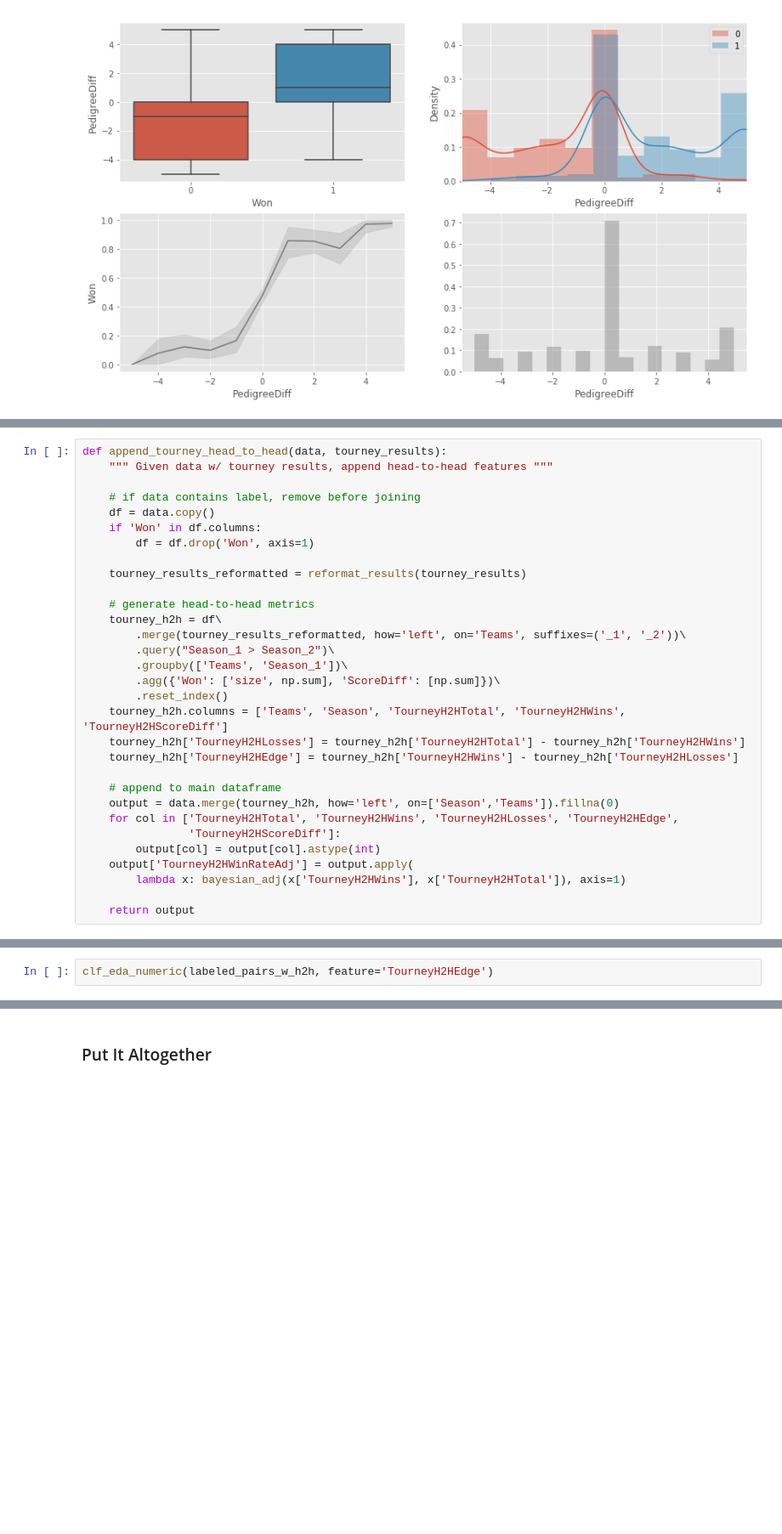
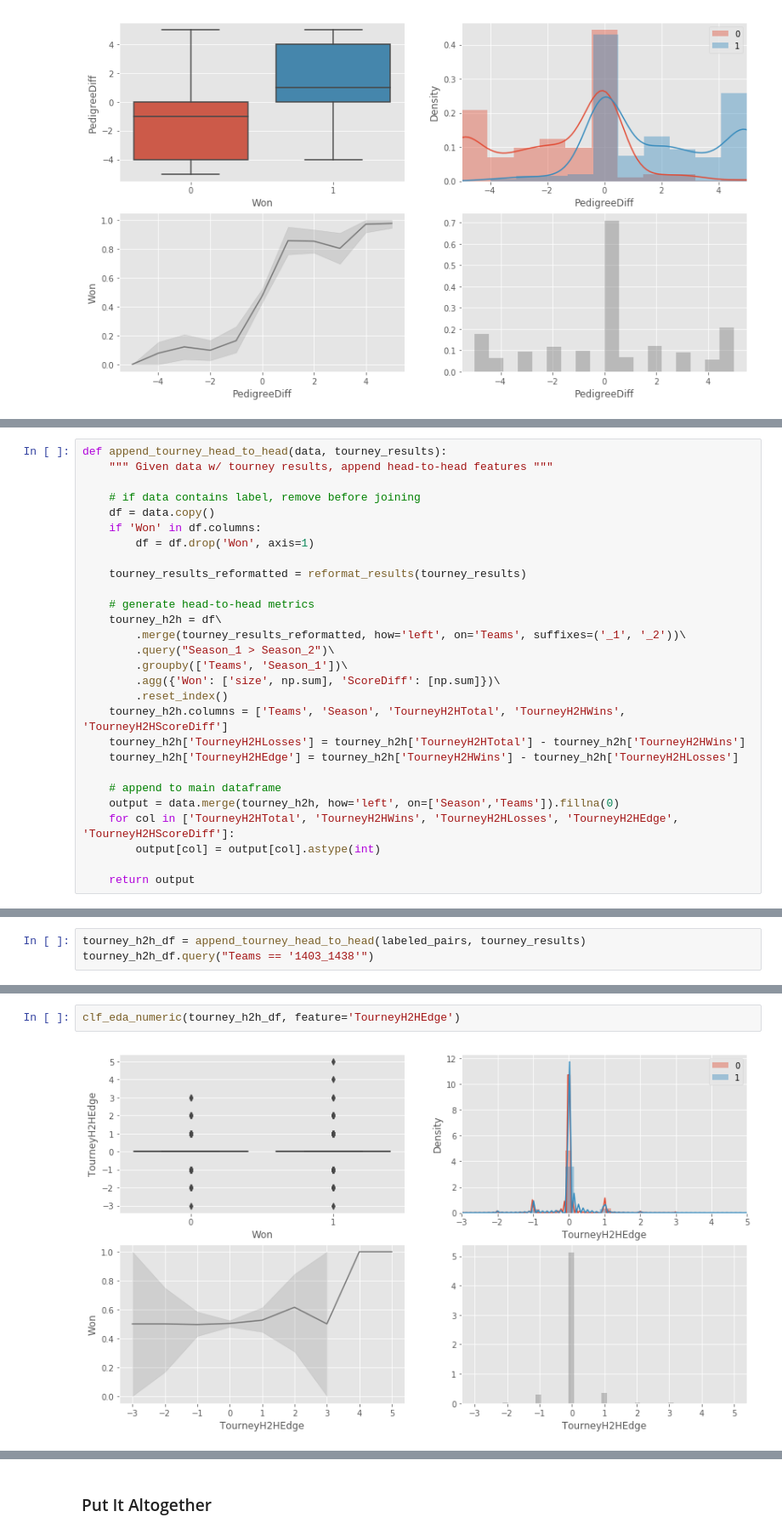
Before and after one commit to nyjgary/march-madness-2020, a Jupyter notebook: March-Madness-2020.ipynb, the cells around one changed output, grey strips where cells are left out. Shown: that part at 85% size. Cells and saved outputs as stored; diff of their text form; blank space fills up the shorter version.

```diff
--- a/March-Madness-2020.ipynb
+++ b/March-Madness-2020.ipynb
@@ -387,10 +387,7 @@ def append_tourney_head_to_head(data, tourney_results):
 
     # append to main dataframe
     output = data.merge(tourney_h2h, how='left', on=['Season','Teams']).fillna(0)
-    for col in ['TourneyH2HTotal', 'TourneyH2HWins', 'TourneyH2HLosses', 'TourneyH2HEdge',
-                'TourneyH2HScoreDiff']:
+    for col in ['TourneyH2HTotal', 'TourneyH2HWins', 'TourneyH2HLosses', 'TourneyH2HEdge', 'TourneyH2HScoreDiff']:
         output[col] = output[col].astype(int)
-    output['TourneyH2HWinRateAdj'] = output.apply(
-        lambda x: bayesian_adj(x['TourneyH2HWins'], x['TourneyH2HTotal']), axis=1)
 
     return output
@@ -399,0 +394,3 @@ labeled_pairs_w_h2h.query("Teams == '1314_1437'").T
+# %%
+tourney_h2h_df = append_tourney_head_to_head(labeled_pairs, tourney_results)
+tourney_h2h_df.query("Teams == '1403_1438'")
@@ -400,2 +400,4 @@ labeled_pairs_w_h2h.query("Teams == '1314_1437'").T
 # %%
-clf_eda_numeric(labeled_pairs_w_h2h, feature='TourneyH2HEdge')
+clf_eda_numeric(tourney_h2h_df, feature='TourneyH2HEdge')
+# %% [output]
+[figure, added]
```
Also changed, not shown: parts of 16 cells of this notebook.
